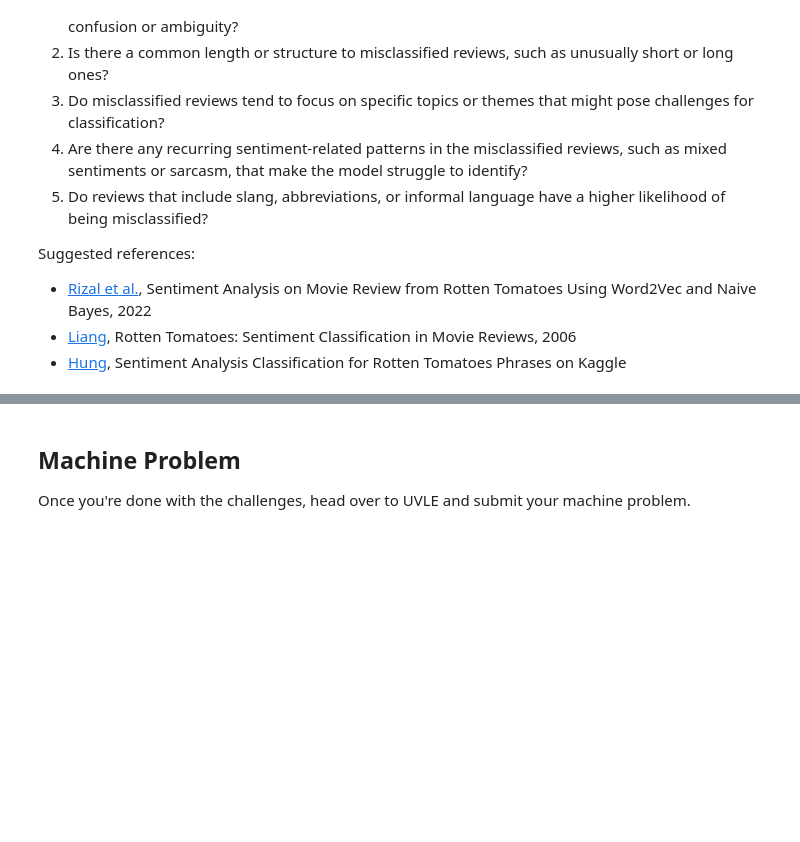
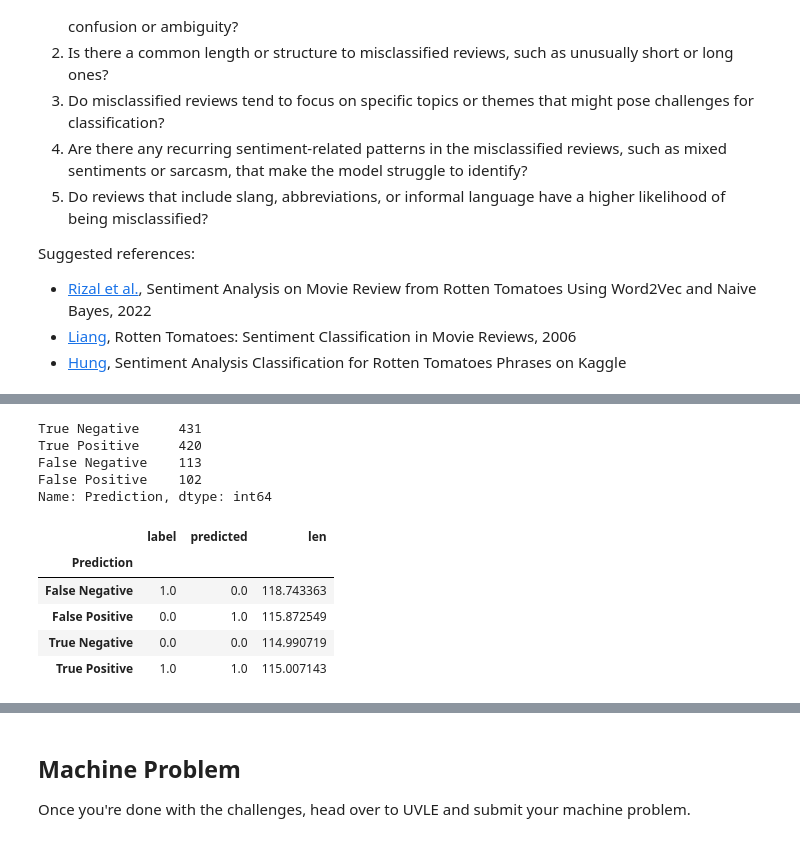
Before and after one commit to gabosantos/2324CS280UPD, a Jupyter notebook: CS_280_Lesson_1_Bayesian_Classifier.ipynb, the cells around one changed output, grey strips where cells are left out. Cells and saved outputs as stored; diff of their text form; code cells hidden in the pictures; blank space fills up the shorter version.

```diff
--- a/CS_280_Lesson_1_Bayesian_Classifier.ipynb
+++ b/CS_280_Lesson_1_Bayesian_Classifier.ipynb
@@ -878,0 +1228,17 @@ Suggested references:
+# %%
+df_test["Prediction"].value_counts()
+# %% [output]
+True Negative     431
+True Positive     420
+False Negative    113
+False Positive    102
+Name: Prediction, dtype: int64
+# %%
+df_test.groupby(['Prediction']).mean()
+# %% [output]
+|  | label | predicted | len |
+| Prediction |  |  |  |
+| False Negative | 1.0 | 0.0 | 118.743363 |
+| False Positive | 0.0 | 1.0 | 115.872549 |
+| True Negative | 0.0 | 0.0 | 114.990719 |
+| True Positive | 1.0 | 1.0 | 115.007143 |
```
Also changed, not shown: parts of 31 cells of this notebook.
